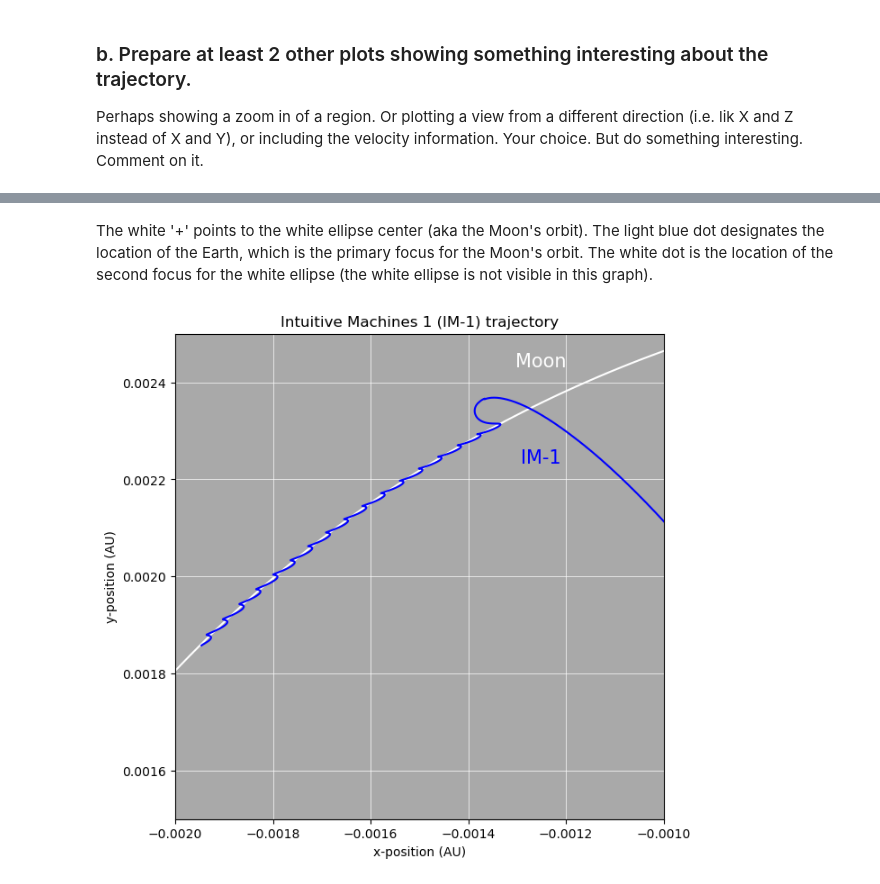
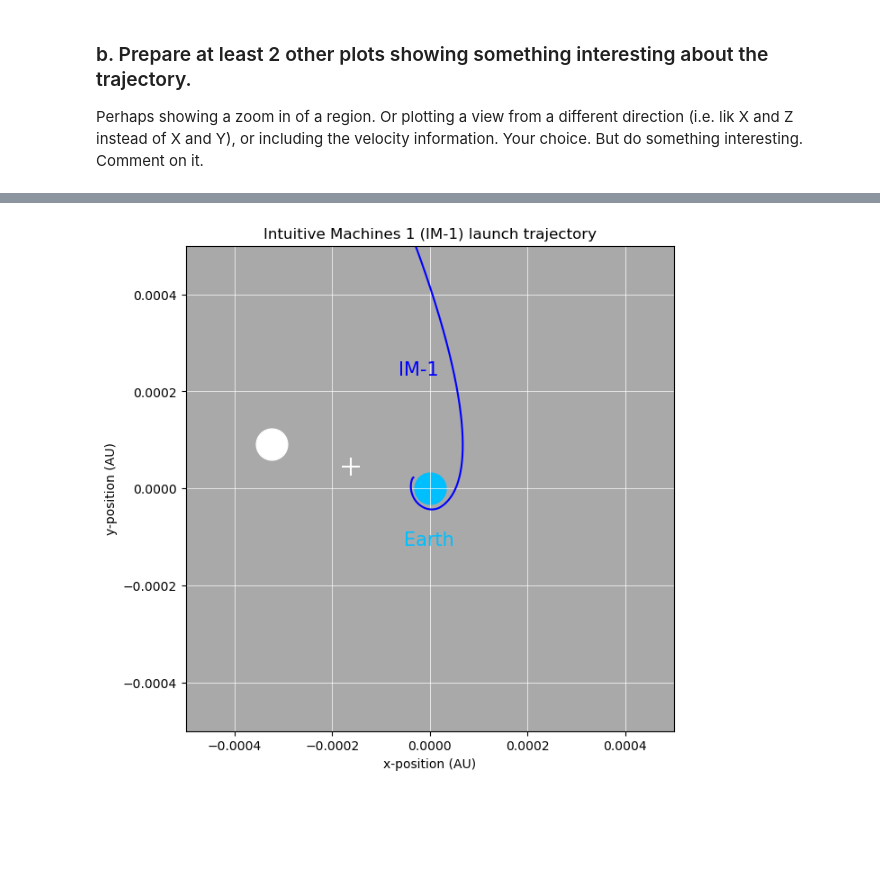
Before and after one commit to es2903/PHYS454, a Jupyter notebook: HW2/ES PHYS454 HW2.ipynb, the cells around one changed output, grey strips where cells are left out. Cells and saved outputs as stored; diff of their text form; code cells hidden in the pictures; blank space fills up the shorter version.

```diff
--- a/HW2/ES PHYS454 HW2.ipynb
+++ b/HW2/ES PHYS454 HW2.ipynb
@@ -509,30 +470,0 @@ ax7.grid(color='w', linewidth=0.5)
-# %% [markdown]
-The white '+' points to the white ellipse center (aka the Moon's orbit). The light blue dot designates the location of the Earth, which is the primary focus for the Moon's orbit. The white dot is the location of the second focus for the white ellipse (the white ellipse is not visible in this graph).
-# %%
-# Zooming in on the landing of IM-5
-fig8, ax8 = plt.subplots(figsize=(7,7))
-ax8.set_facecolor('darkgrey')
-
-ax8.scatter(earth_location[0], earth_location[1], s=2500, marker='.', color='deepskyblue')
-ax8.scatter(moon_ellipse_xcenter, moon_ellipse_ycenter, s=200, marker='+', color='w')
-
-ax8.plot(table_moon['x'], table_moon['y'], color='w')
-ax8.scatter(other_moon_focus[0], other_moon_focus[1], s=2500, marker='.', color='w')
-
-ax8.plot(table_im1['x'], table_im1['y'], color='b')
-
-ax8.set(title='Intuitive Machines 1 (IM-1) trajectory')
-ax8.set(xlabel='x-position (AU)')
-ax8.set(ylabel='y-position (AU)')
-
-# Labeling the Earth, Moon, and IM-1
-ax8.text(0.75, 0.9, 'Moon', color='w', fontsize=15,
-         horizontalalignment='center', verticalalignment='center', transform=ax6.transAxes)
-ax8.text(0.75, 0.7, 'IM-1', color='b', fontsize=15,
-         horizontalalignment='center', verticalalignment='center', transform=ax6.transAxes)
-
-ax8.set_xlim(-0.002, -0.001)
-ax8.set_ylim(0.0015, 0.0025)
-ax8.grid(color='w', linewidth=0.5)
-# %% [output]
-[figure, removed]
@@ -538,0 +481,28 @@ ax8.grid(color='w', linewidth=0.5)
+# %%
+# Zooming in on the launch of IM-1
+fig7, ax7 = plt.subplots(figsize=(7,7))
+ax7.set_facecolor('darkgrey')
+
+ax7.scatter(earth_location[0], earth_location[1], s=2500, marker='.', color='deepskyblue')
+ax7.scatter(moon_ellipse_xcenter, moon_ellipse_ycenter, s=200, marker='+', color='w')
+
+ax7.plot(table_moon['x'], table_moon['y'], color='w')
+ax7.scatter(other_moon_focus[0], other_moon_focus[1], s=2500, marker='.', color='w')
+
+ax7.plot(table_im1['x'], table_im1['y'], color='b')
+
+ax7.set(title='Intuitive Machines 1 (IM-1) launch trajectory')
+ax7.set(xlabel='x-position (AU)')
+ax7.set(ylabel='y-position (AU)')
+
+# Labeling the Earth, Moon, and IM-1
+ax7.text(0.52, 0.35, 'Earth', color='deepskyblue', fontsize=15,
+         horizontalalignment='center', verticalalignment='center', transform=ax6.transAxes)
+ax7.text(0.5, 0.7, 'IM-1', color='b', fontsize=15,
+         horizontalalignment='center', verticalalignment='center', transform=ax6.transAxes)
+
+ax7.set_xlim(-0.0005, 0.0005)
+ax7.set_ylim(-0.0005, 0.0005)
+ax7.grid(color='w', linewidth=0.5)
+# %% [output]
+[figure, added]
```
Also changed, not shown: parts of 22 cells of this notebook.
